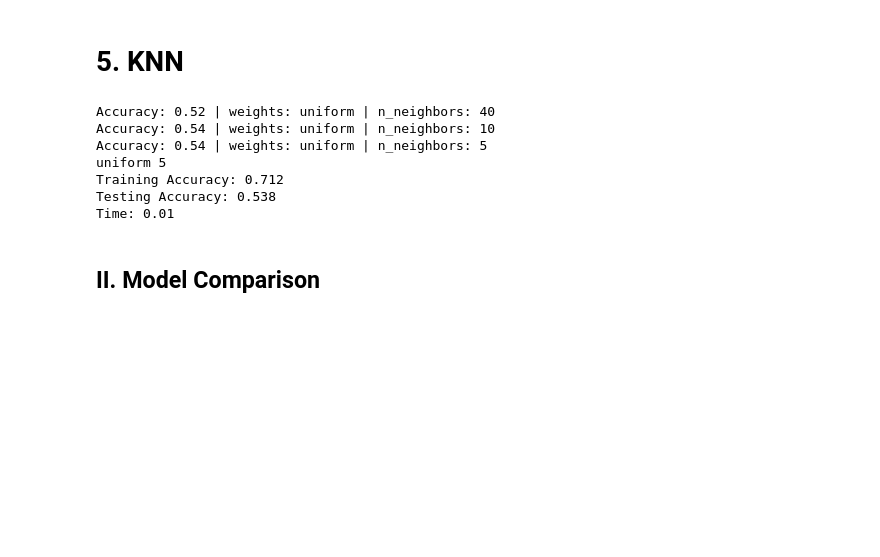
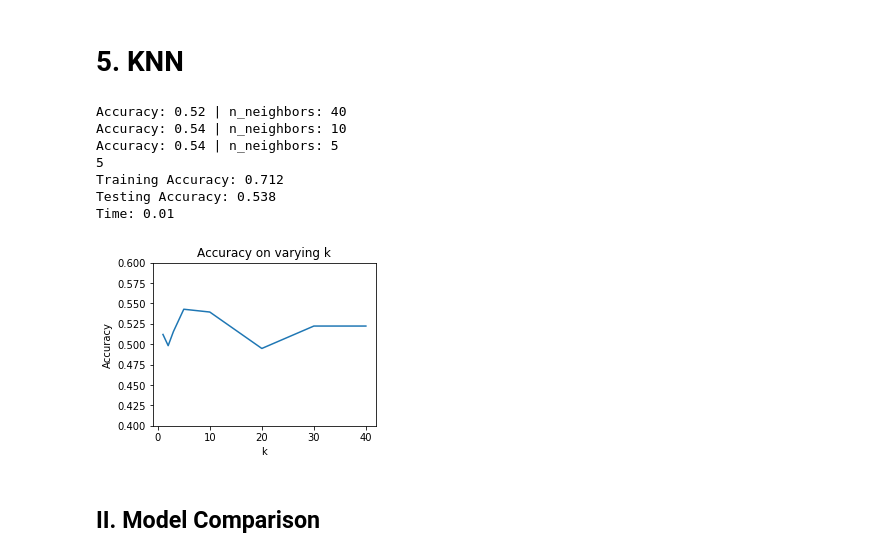
Before and after one commit to seungkwanbaek/ML4Crypto, a Jupyter notebook: ML HW1 Crypto.ipynb, the cells around one changed output. Saved outputs shown, nothing was run; the diff lists cells and outputs as text; code cells hidden in the pictures; blank space fills up the shorter version.

```diff
--- a/ML HW1 Crypto.ipynb
+++ b/ML HW1 Crypto.ipynb
@@ -293,45 +326,57 @@ Time: 2.04
 # %%
 weights = ['uniform']
 n_neighbors = [40, 30, 20, 10, 5, 3, 2, 1]
 
 acc = 0
-for i in weights:
-    for j in n_neighbors:
-        KNN = KNeighborsClassifier(weights=i, n_neighbors=j)
-        ypreds=KNN.fit(X_train[:500], Y_train[:500]).predict(X_train[500:])
-        accuracy = accuracy_score(Y_train[500:], ypreds)
-        if accuracy > acc:
-            acc = accuracy
-            print ("Accuracy: %0.2f | weights: %s | n_neighbors: %i" % (accuracy, str(i), j))
-            params=(i, j)
+scores=list()
+for j in n_neighbors:
+    KNN = KNeighborsClassifier(n_neighbors=j)
+    ypreds=KNN.fit(X_train[:500], Y_train[:500]).predict(X_train[500:])
+    accuracy = accuracy_score(Y_train[500:], ypreds)
+    if accuracy > acc:
+        acc = accuracy
+        print ("Accuracy: %0.2f | n_neighbors: %i" % (accuracy, j))
+        params=j
+    scores.append(accuracy)
 
-print params[0], params[1]
+print params
 start = time.time()
 
-KNN = KNeighborsClassifier(weights=params[0], n_neighbors=params[1])
+KNN = KNeighborsClassifier(n_neighbors=params)
 KNN.fit(X_train, Y_train)
 
 KNN_Ypreds = KNN.predict(X_test)
 KNN_Ypreds_training = KNN.predict(X_train)
 
 KNN_Training_Accuracy = accuracy_score(Y_train, KNN_Ypreds_training)
 KNN_Testing_Accuracy = accuracy_score(Y_test, KNN_Ypreds)
 
 print ("Training Accuracy: %0.3f" % KNN_Training_Accuracy)
 print ("Testing Accuracy: %0.3f" % KNN_Testing_Accuracy)
 
 end=time.time()
 
 KNN_time = end - start
 print ("Time: %0.2f" % KNN_time)
+################################################
+
+plt.figure(1, figsize=(4, 3))
+plt.clf()
+plt.plot(n_neighbors, scores)
+plt.ylabel('Accuracy')
+plt.xlabel('k')
+plt.title("Accuracy on varying k")
+plt.ylim(0.4, 0.6)
+plt.show()
 # %% [output]
-Accuracy: 0.52 | weights: uniform | n_neighbors: 40
-Accuracy: 0.54 | weights: uniform | n_neighbors: 10
-Accuracy: 0.54 | weights: uniform | n_neighbors: 5
-uniform 5
+Accuracy: 0.52 | n_neighbors: 40
+Accuracy: 0.54 | n_neighbors: 10
+Accuracy: 0.54 | n_neighbors: 5
+5
 Training Accuracy: 0.712
 Testing Accuracy: 0.538
 Time: 0.01
+[figure, added]
 # %% [markdown]
 ## II. Model Comparison
 # %%
```
Also changed, not shown: parts of 4 cells of this notebook.
